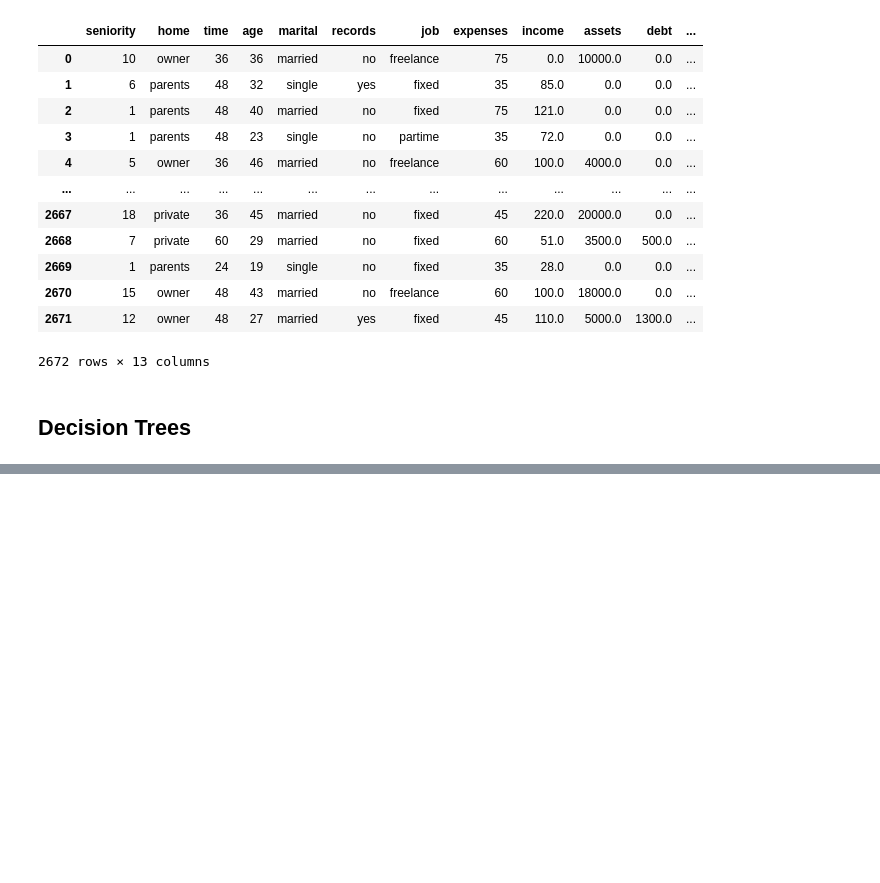
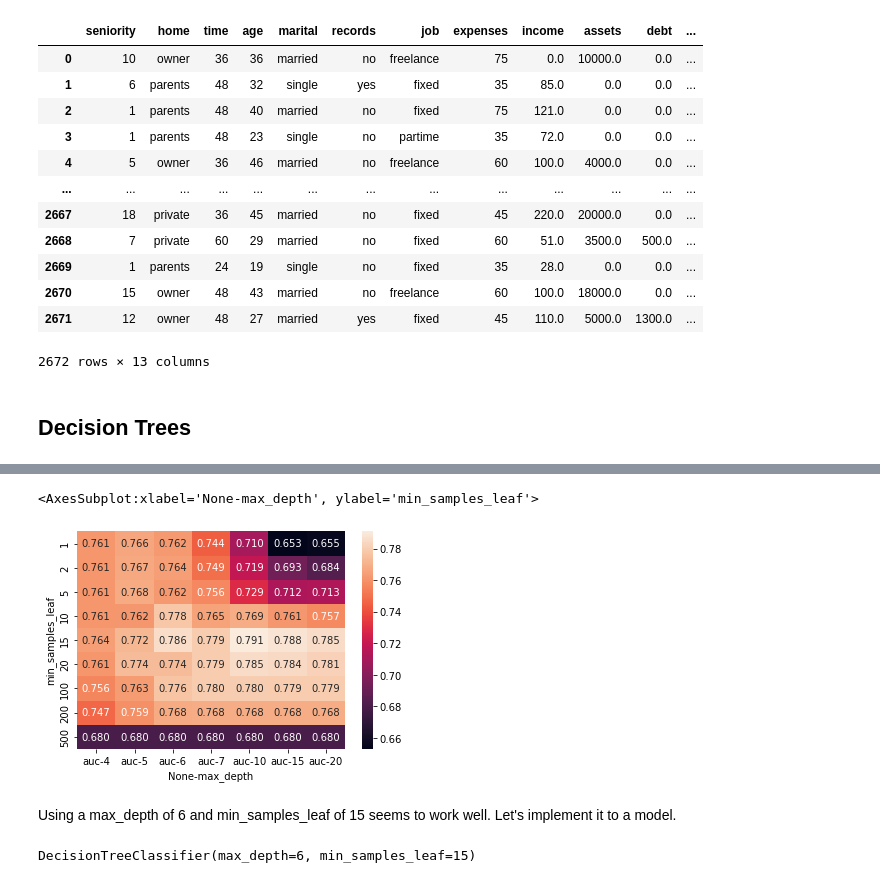
Before and after one commit to AiJared/ML-Roadmap, a Jupyter notebook: Trees/Credit Risk Scoring.ipynb, the cells around one changed output, grey strips where cells are left out. Drawn from its saved outputs; the diff is of its cells as text; code cells hidden in the pictures; blank space fills up the shorter version.

Commit message:
Decision Tree parameter tuning

```diff
--- a/Trees/Credit Risk Scoring.ipynb
+++ b/Trees/Credit Risk Scoring.ipynb
@@ -313,0 +543,10 @@ print(export_text(dt))
+# %%
+# create a DecisionTree model based on different set depths as you calculate auc of each
+for d in [1, 2, 3, 4, 5, 6, 10, 15, 20, None]:
+    dt = DecisionTreeClassifier(max_depth=d)
+    dt.fit(X_train, y_train)
+
+    y_pred = dt.predict_proba(X_val)[:, 1]
+    auc = roc_auc_score(y_val, y_pred)
+
+    print("%4s -> %.3f" % (d, auc))
@@ -313,0 +564,18 @@ print(export_text(dt))
+# %%
+# implementing min_samples_leaf to the model
+scores = []
+
+for d in [4, 5, 6, 7, 10, 15, 20]:
+    for s in [1, 2, 5, 10, 15, 20, 100, 200, 500]:
+        dt = DecisionTreeClassifier(max_depth=d, min_samples_leaf=s)
+        dt.fit(X_train, y_train)
+
+        y_pred = dt.predict_proba(X_val)[:, 1]
+        auc = roc_auc_score(y_val, y_pred)
+
+        scores.append((d, s, auc))
+# %%
+# create a data frame for the scores
+columns = ["max_depth", "min_samples_leaf", "auc"]
+df_scores = pd.DataFrame(scores, columns=columns)
+df_scores.head()
@@ -313,0 +598,5 @@ print(export_text(dt))
+# %%
+# pivote the data frame to visualize it well
+df_scores_pivot = df_scores.pivot(index="min_samples_leaf",
+                                 columns=["max_depth"], values=["auc"])
+df_scores_pivot.round(3)
@@ -313,0 +616,13 @@ print(export_text(dt))
+# %%
+# visualize it as a heatmap
+sns.heatmap(df_scores_pivot, annot=True, fmt=".3f")
+# %% [output]
+<AxesSubplot:xlabel='None-max_depth', ylabel='min_samples_leaf'>
+[figure, added]
+# %% [markdown]
+Using a max_depth of 6 and min_samples_leaf of 15 seems to work well. Let's implement it to a model.
+# %%
+dt = DecisionTreeClassifier(max_depth=6, min_samples_leaf=15)
+dt.fit(X_train, y_train)
+# %% [output]
+DecisionTreeClassifier(max_depth=6, min_samples_leaf=15)
```
Also changed, not shown: parts of 58 cells of this notebook.
